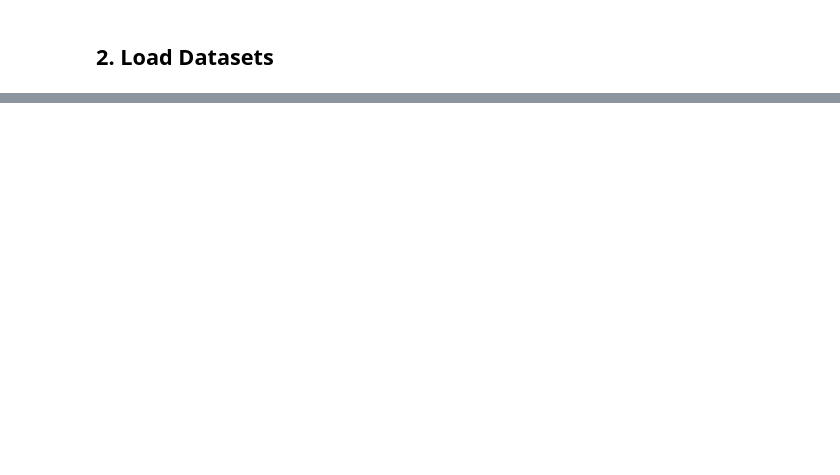
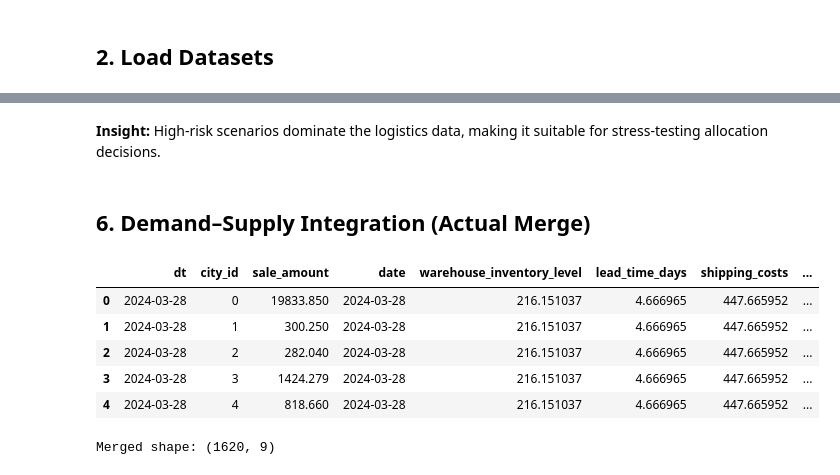
Before and after one commit to anoushka410/Material-Allocation, a Jupyter notebook: code/01_data_ingestion.ipynb, the cells around one changed output, grey strips where cells are left out. Drawn from its saved outputs; the diff is of its cells as text; code cells hidden in the pictures; blank space fills up the shorter version.

```diff
--- a/code/01_data_ingestion.ipynb
+++ b/code/01_data_ingestion.ipynb
@@ -361,0 +140,11 @@ Saved:
+# %%
+metrics = [
+    "warehouse_inventory_level",
+    "lead_time_days",
+    "shipping_costs",
+    "delay_probability",
+    "delivery_time_deviation"
+]
+
+print(supply_df[metrics].describe())
+print(supply_df["risk_classification"].value_counts())
@@ -361,0 +169,35 @@ Saved:
+# %% [markdown]
+**Insight:**
+High-risk scenarios dominate the logistics data, making it suitable for
+stress-testing allocation decisions.
+# %% [markdown]
+## 6. Demand–Supply Integration (Actual Merge)
+# %%
+# Aggregate supply data to daily level
+supply_df["date"] = supply_df["timestamp"].dt.date
+supply_daily = (
+    supply_df
+    .groupby("date")[metrics]
+    .mean()
+    .reset_index()
+)
+supply_daily["date"] = pd.to_datetime(supply_daily["date"])
+
+# Merge with city-level demand
+merged_df = city_daily.merge(
+    supply_daily,
+    left_on="dt",
+    right_on="date",
+    how="left"
+)
+
+display(merged_df.head())
+print("Merged shape:", merged_df.shape)
+# %% [output]
+|  | dt | city_id | sale_amount | date | warehouse_inventory_level | lead_time_days | shipping_costs | ... |
+| 0 | 2024-03-28 | 0 | 19833.850 | 2024-03-28 | 216.151037 | 4.666965 | 447.665952 | ... |
+| 1 | 2024-03-28 | 1 | 300.250 | 2024-03-28 | 216.151037 | 4.666965 | 447.665952 | ... |
+| 2 | 2024-03-28 | 2 | 282.040 | 2024-03-28 | 216.151037 | 4.666965 | 447.665952 | ... |
+| 3 | 2024-03-28 | 3 | 1424.279 | 2024-03-28 | 216.151037 | 4.666965 | 447.665952 | ... |
+| 4 | 2024-03-28 | 4 | 818.660 | 2024-03-28 | 216.151037 | 4.666965 | 447.665952 | ... |
+Merged shape: (1620, 9)
```
Also changed, not shown: parts of 39 cells of this notebook.
